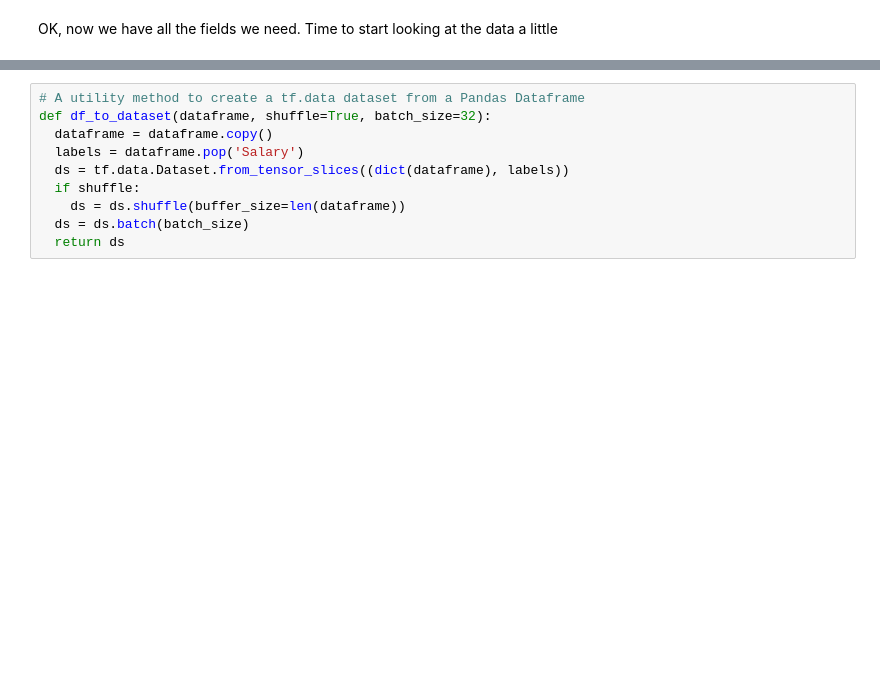
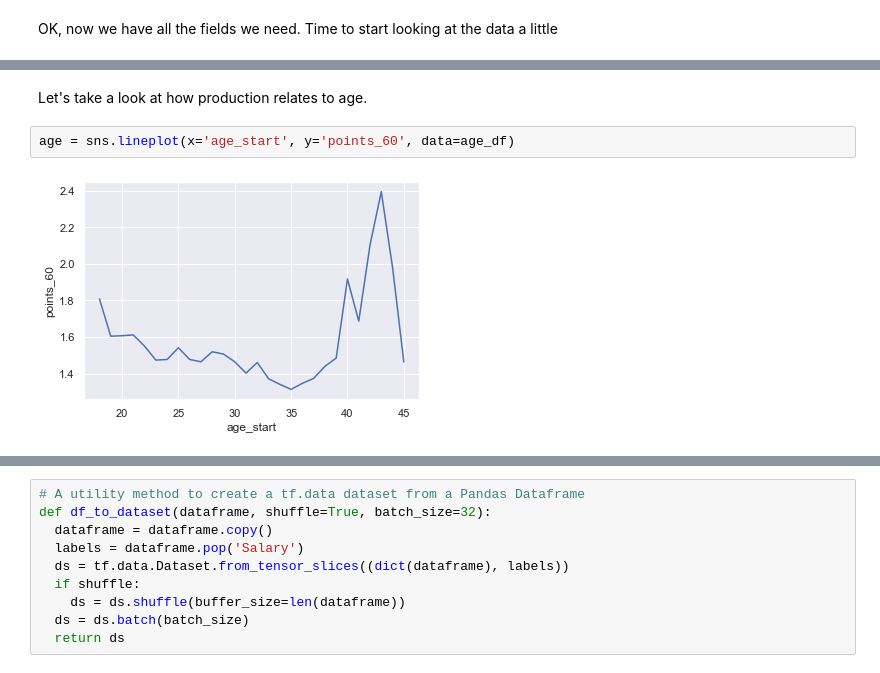
Before and after one commit to Pat-Hamilton/Thinkful, a Jupyter notebook: NHL Capstone.ipynb, the cells around one changed output, grey strips where cells are left out. Cells and saved outputs as stored; diff of their text form; blank space fills up the shorter version.

```diff
--- a/NHL Capstone.ipynb
+++ b/NHL Capstone.ipynb
@@ -1051,0 +936,6 @@ sns.distplot(df['Salary'])
+# %% [markdown]
+Let's take a look at how production relates to age.
+# %%
+age = sns.lineplot(x='age_start', y='points_60', data=age_df)
+# %% [output]
+[figure, added]
```
Also changed, not shown: parts of 85 cells of this notebook.
